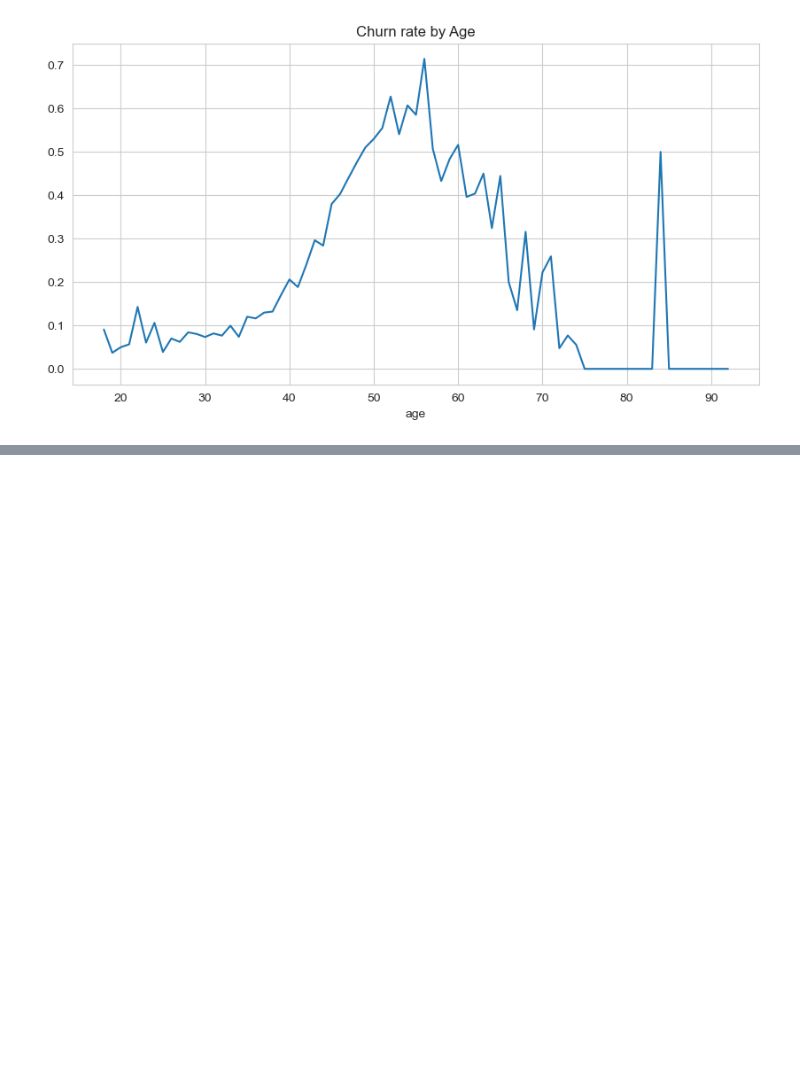
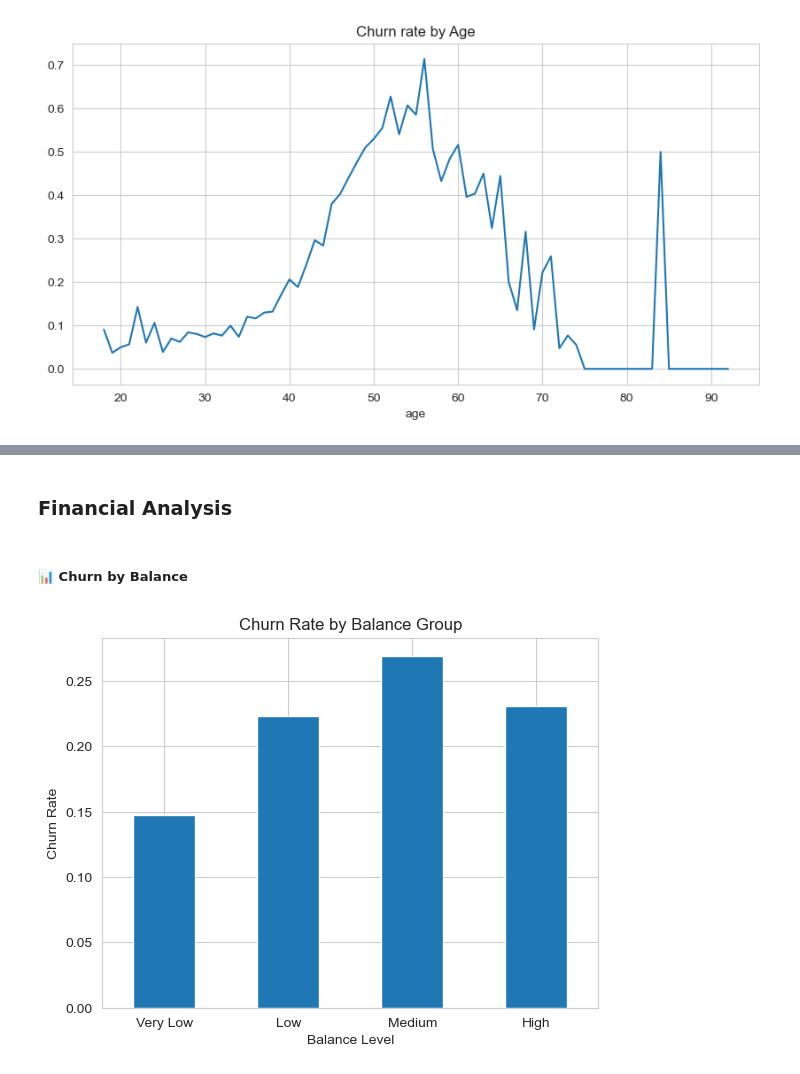
Before and after one commit to KennySiwawa/fintech_customer_churn_analysis, a Jupyter notebook: notebooks/churn_analysis.ipynb, the cells around one changed output, grey strips where cells are left out. Cells and saved outputs as stored; diff of their text form; code cells hidden in the pictures; blank space fills up the shorter version.

Commit message:
update Financial and Behavioral Analysis

```diff
--- a/notebooks/churn_analysis.ipynb
+++ b/notebooks/churn_analysis.ipynb
@@ -98,0 +115,18 @@ plt.show()
+# %% [markdown]
+### Financial Analysis
+# %% [markdown]
+##### 📊 Churn by Balance
+# %%
+
+labels = ['Very Low', 'Low', 'Medium', 'High']
+df['BalanceGroup'] = pd.qcut(df['balance'], 5, labels=labels, duplicates='drop')
+
+df.groupby('BalanceGroup')['churn'].mean().plot(kind='bar')
+
+plt.title("Churn Rate by Balance Group")
+plt.xlabel("Balance Level")
+plt.ylabel("Churn Rate")
+plt.xticks(rotation=0)
+plt.show()
+# %% [output]
+[figure, added]
```
Also changed, not shown: parts of 13 cells of this notebook.
